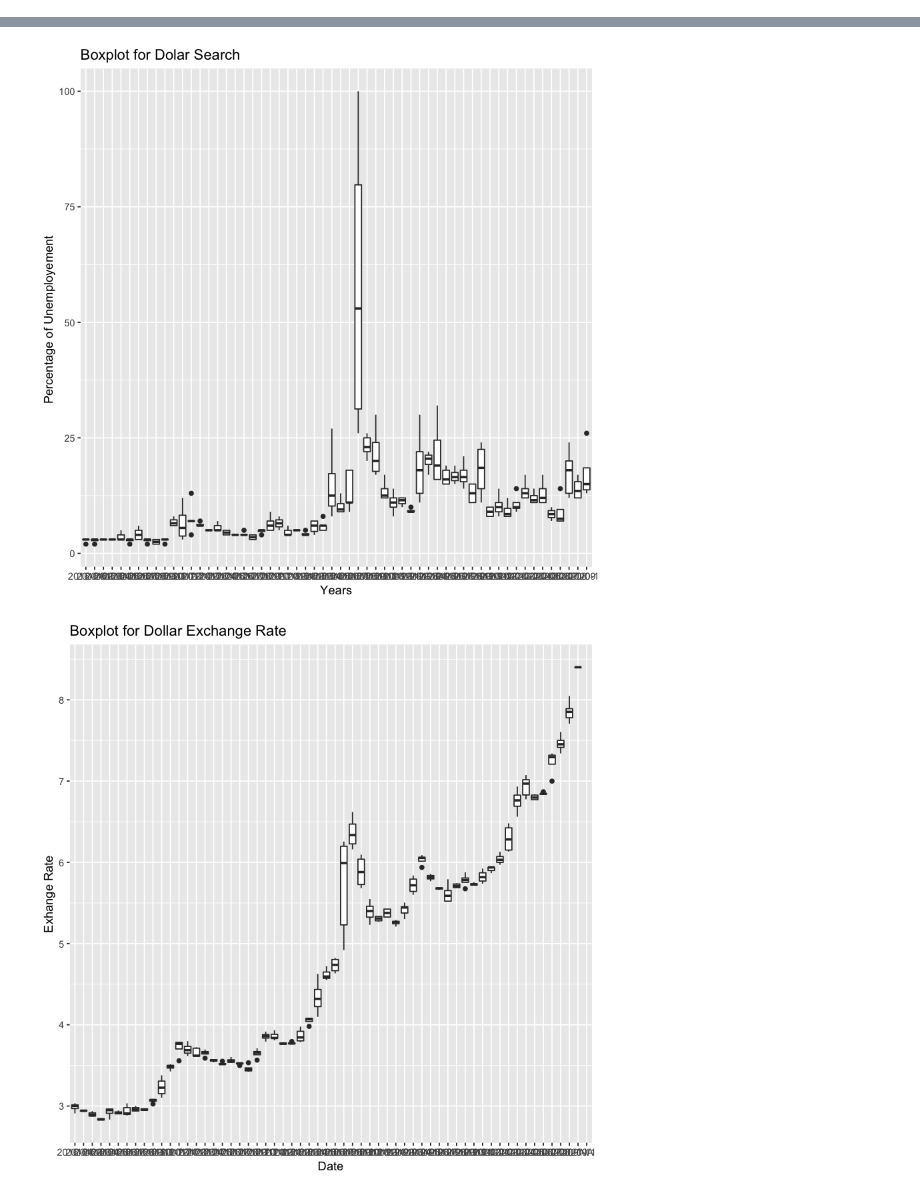
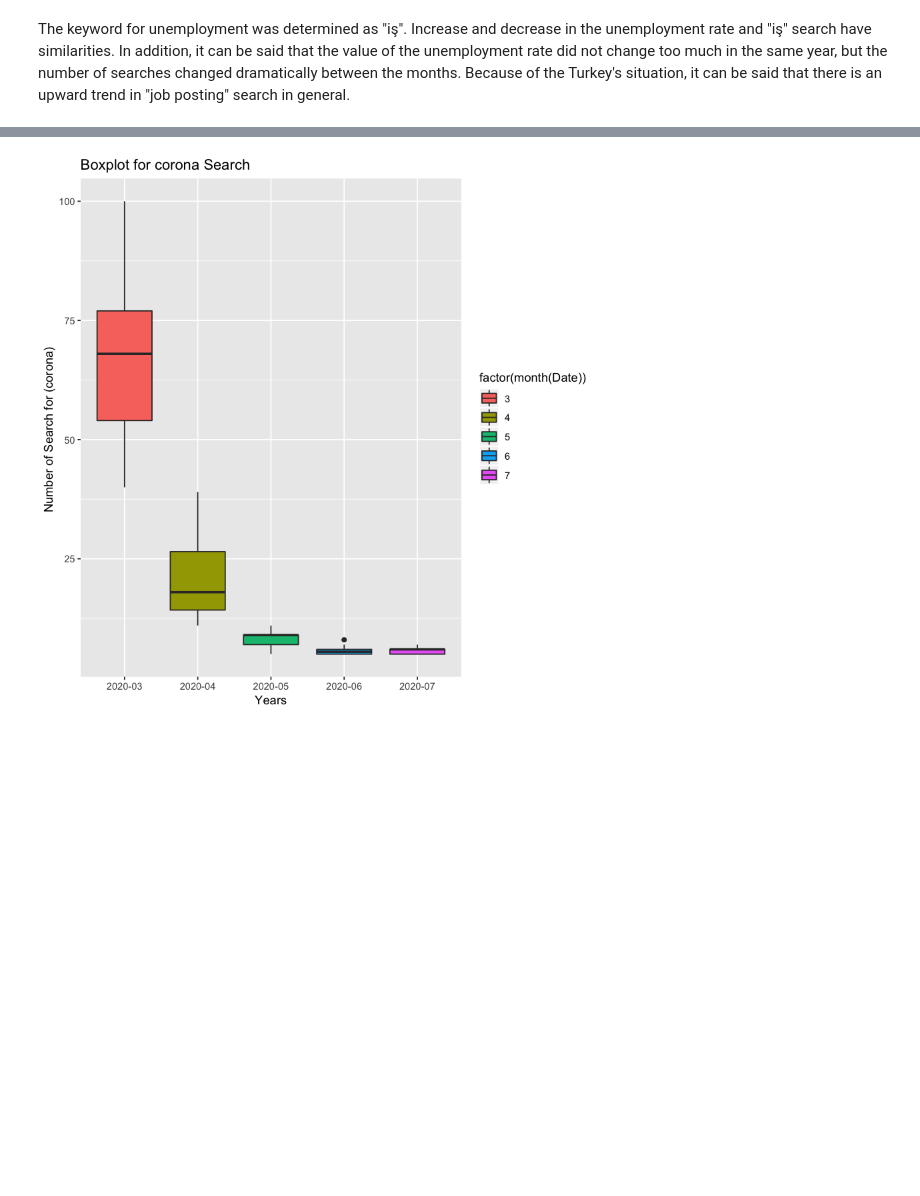
Before and after one commit to BU-IE-360/fall20-mbahadir, a Jupyter notebook: Homework1/Homework1.ipynb, the cells around one changed output, grey strips where cells are left out. Saved outputs shown, nothing was run; the diff lists cells and outputs as text; code cells hidden in the pictures; blank space fills up the shorter version.

```diff
--- a/Homework1/Homework1.ipynb
+++ b/Homework1/Homework1.ipynb
@@ -107,11 +194,10 @@ ggplot(covid_df,aes(x=month_year,y=dailyCases))+ geom_bar(stat='identity')+
+# %% [markdown]
+The keyword for unemployment was determined as "iş". Increase and decrease in the unemployment rate and "iş" search have similarities. In addition, it can be said that the value of the unemployment rate did not change too much in the same year, but the number of searches changed dramatically between the months. Because of the Turkey's situation, it can be said that there is an upward trend in "job posting" search in general.
 # %%
-dolar_sr=read.csv("dolar_search.csv")
-str(dolar_sr)
-dolar_sr$Date=ymd(dolar_sr$Date)
-dolar_sr$month_year <-format(dolar_sr$Date,'%Y-%m')
-ggplot(dolar_sr,aes(x=month_year,y=Search))+ geom_boxplot()+
-  xlab("Years") + ylab("Percentage of Unemployement ")+ ggtitle("Boxplot for Dolar Search")
-
-ggplot(EVDS,aes(x=month_year,y=TP.DK.USD.A.EF.YTL))+ geom_boxplot()+
-  xlab("Date") + ylab("Exhange Rate")+ ggtitle("Boxplot for Dollar Exchange Rate")
+corona_sr=read.csv("Corona_search.csv")
+str(corona_sr)
+corona_sr$Date=ymd(corona_sr$Date)
+corona_sr$month_year <-format(corona_sr$Date,'%Y-%m')
+ggplot(corona_sr,aes(x=month_year,y=Search))+ geom_boxplot(aes(fill=factor(month(Date))))+
+  xlab("Years") + ylab("Number of Search for (corona) ")+ ggtitle("Boxplot for corona Search")
 # %% [output]
@@ -123,2 +207 @@ Warning message:
-[figure, old version]
+[figure, new version]
-[figure, removed]
```
Also changed, not shown: parts of 32 cells of this notebook, 3 other files.
